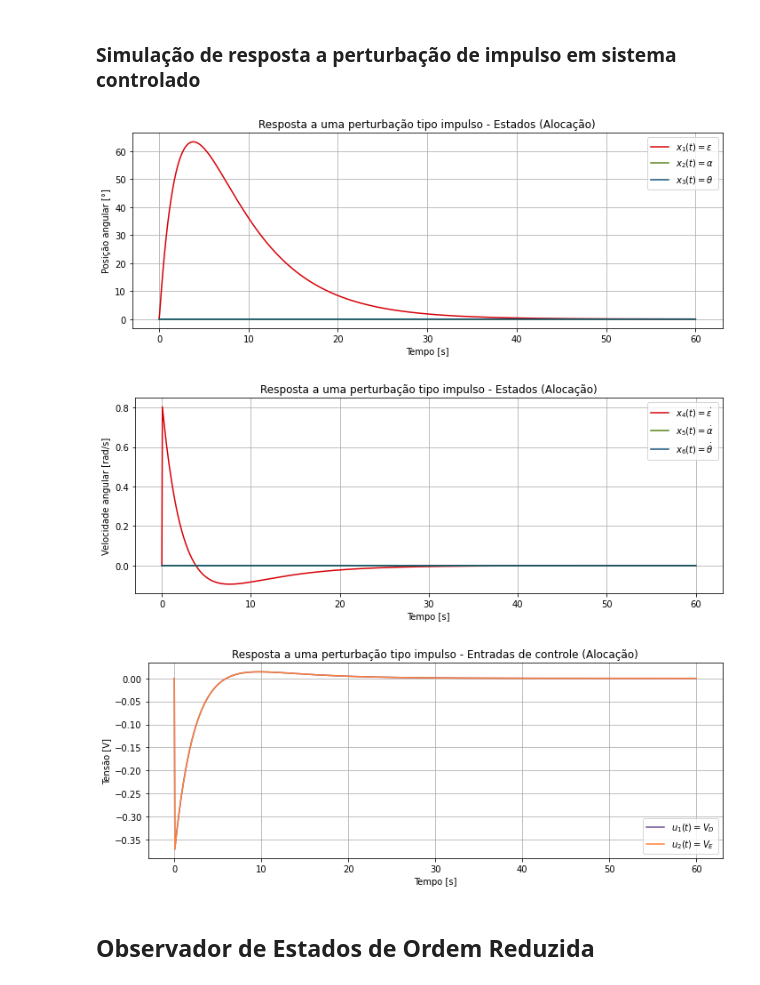
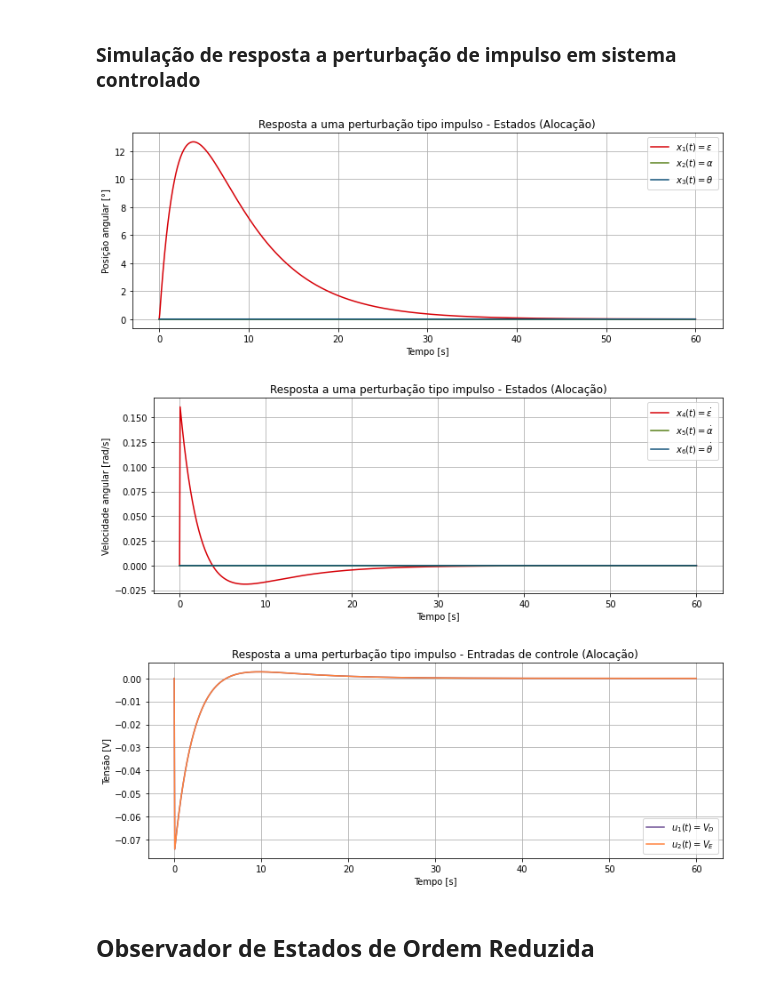
Before and after one commit to maria-srl/heli-controle2025, a Jupyter notebook: trabalho.ipynb, the cells around one changed output. Drawn from its saved outputs; the diff is of its cells as text; code cells hidden in the pictures.

```diff
--- a/trabalho.ipynb
+++ b/trabalho.ipynb
@@ -653,7 +653,7 @@ ts = np.linspace(0, 60, 1001)
 x0 = np.zeros(6)
 
 w_impulse = np.zeros((E_num.shape[1], len(ts)))
-w_impulse[0, 0] = 1 / (ts[1] - ts[0])  # impulso aproximado como valor alto no primeiro passo
+w_impulse[0, 0] = 0.2 / (ts[1] - ts[0])  # impulso aproximado como valor alto no primeiro passo
 
 # Simulação com perturbação
 t_imp, y_imp, x_imp = ct.forced_response(heli_LQR_MF, T=ts, U=w_impulse, X0=x0, return_x=True)
@@ -873,7 +873,7 @@ ts = np.linspace(0, 60, 1001)
 x0 = np.zeros(6)
 
 w_impulse = np.zeros((E_num.shape[1], len(ts)))
-w_impulse[0, 0] = 1 / (ts[1] - ts[0])  # impulso aproximado como valor alto no primeiro passo
+w_impulse[0, 0] = 0.2 / (ts[1] - ts[0])  # impulso aproximado como valor alto no primeiro passo
 
 # Simulação com perturbação
 t_imp, y_imp, x_imp = ct.forced_response(heli_aloc_MF, T=ts, U=w_impulse, X0=x0, return_x=True)
@@ -887,35 +887,35 @@ plt.xlabel("Tempo [s]")
 plt.ylabel("Posição angular [°]")
 plt.grid(True)
 plt.legend()
 plt.tight_layout()
 plt.show()
 
 plt.figure(figsize=(10, 4))
 for i in range(n-m, n):
     cor = cp[['dred', 'dgreen', 'dblue'][i-n+m]]
     plt.plot(t_imp, x_imp[i, :], label=f"$x_{i+1}(t)=$" + vestados[i], color = cor)
 plt.title("Resposta a uma perturbação tipo impulso - Estados (Alocação)")
 plt.xlabel("Tempo [s]")
 plt.ylabel("Velocidade angular [rad/s]")
 plt.grid(True)
 plt.legend()
 plt.tight_layout()
 plt.show()
 
 plt.figure(figsize=(10, 4))
 for i in range(r):
     cor = cp[['purple', 'orange'][i]]
     plt.plot(t_imp, y_imp[i, :], label=f"$u_{i+1}(t)=$" + ventrada[i], color = cor)
 plt.title("Resposta a uma perturbação tipo impulso - Entradas de controle (Alocação)")
 plt.xlabel("Tempo [s]")
 plt.ylabel("Tensão [V]")
 plt.grid(True)
 plt.legend()
 plt.tight_layout()
 plt.show()
 # %% [output]
-[figure, old version]
+[figure, new version]
-[figure, old version]
+[figure, new version]
 [figure]
 # %% [markdown]
 ## Observador de Estados de Ordem Reduzida
```
Also changed, not shown: parts of 1 cell of this notebook.
